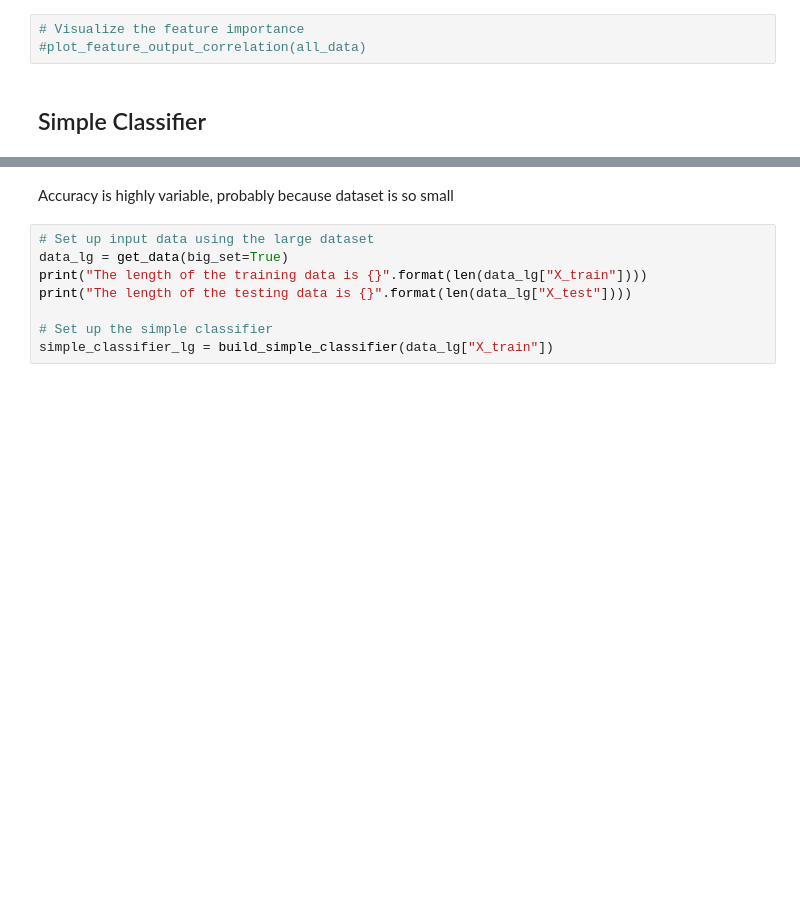
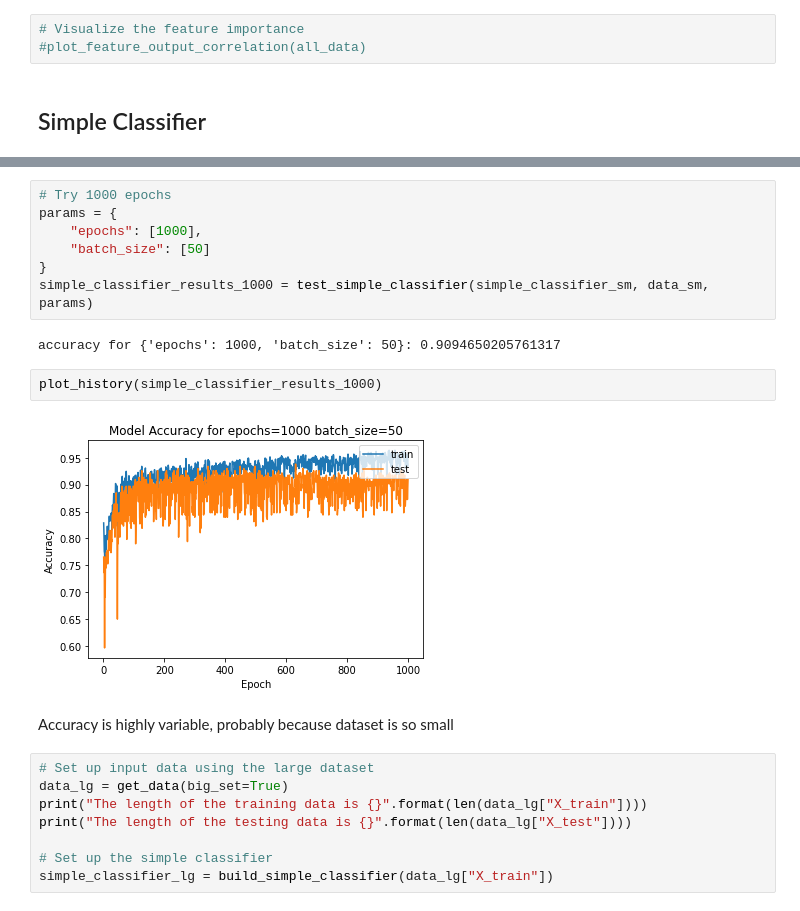
Before and after one commit to brittanyhewitson/epidemic_prediction, a Jupyter notebook: notebooks/live_demo.ipynb, the cells around one changed output, grey strips where cells are left out. Cells and saved outputs as stored; diff of their text form; blank space fills up the shorter version.

```diff
--- a/notebooks/live_demo.ipynb
+++ b/notebooks/live_demo.ipynb
@@ -98,4 +120,17 @@ plot_simple_classifier_heatmap(simple_classifier_results_sm)
 <Figure size 432x288 with 0 Axes>
+# %%
+# Try 1000 epochs
+params = {
+    "epochs": [1000],
+    "batch_size": [50]
+}
+simple_classifier_results_1000 = test_simple_classifier(simple_classifier_sm, data_sm, params)
+# %% [output]
+accuracy for {'epochs': 1000, 'batch_size': 50}: 0.9094650205761317
+# %%
+plot_history(simple_classifier_results_1000)
+# %% [output]
+[figure, added]
 # %% [markdown]
 Accuracy is highly variable, probably because dataset is so small
 # %%
```
Also changed, not shown: parts of 7 cells of this notebook, 3 other files.
